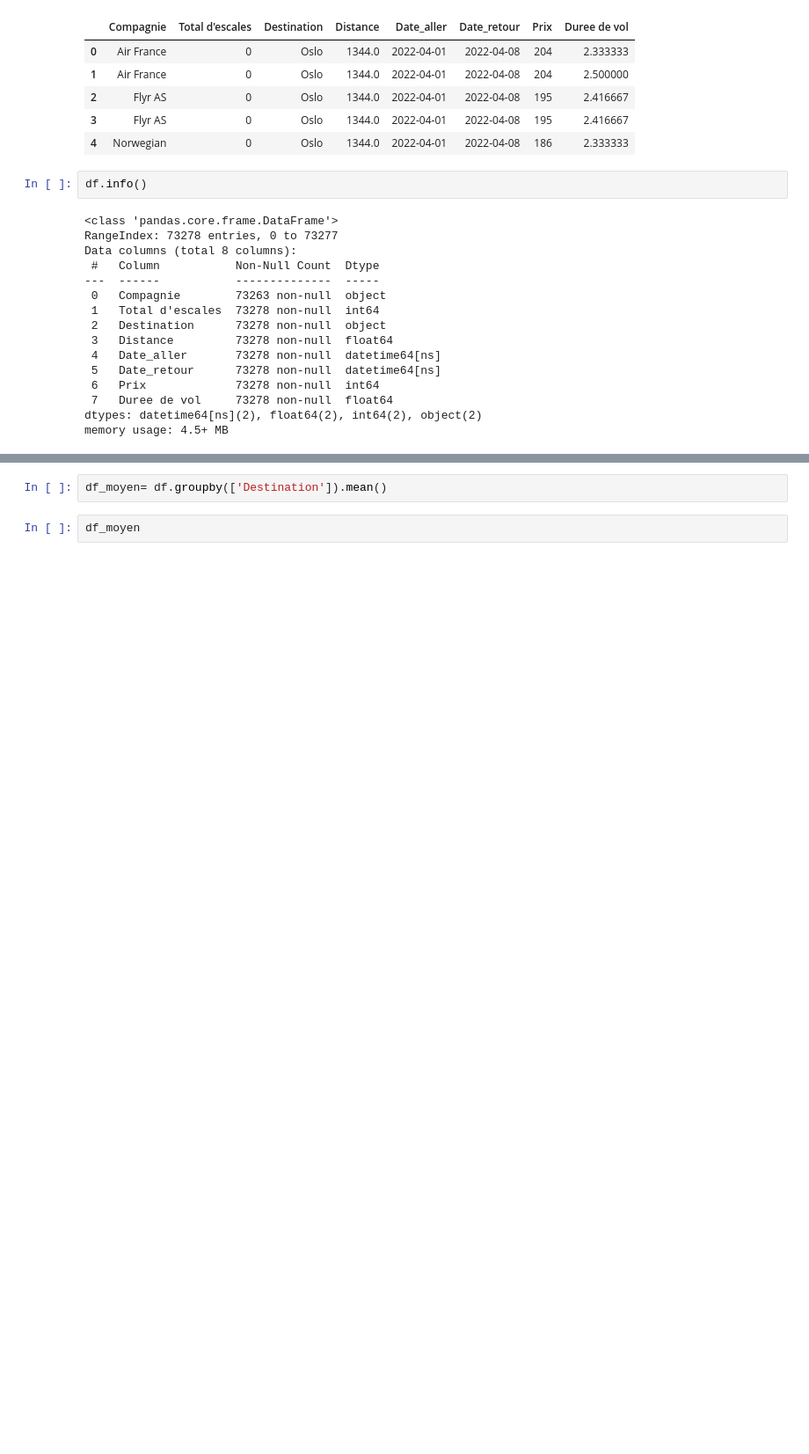
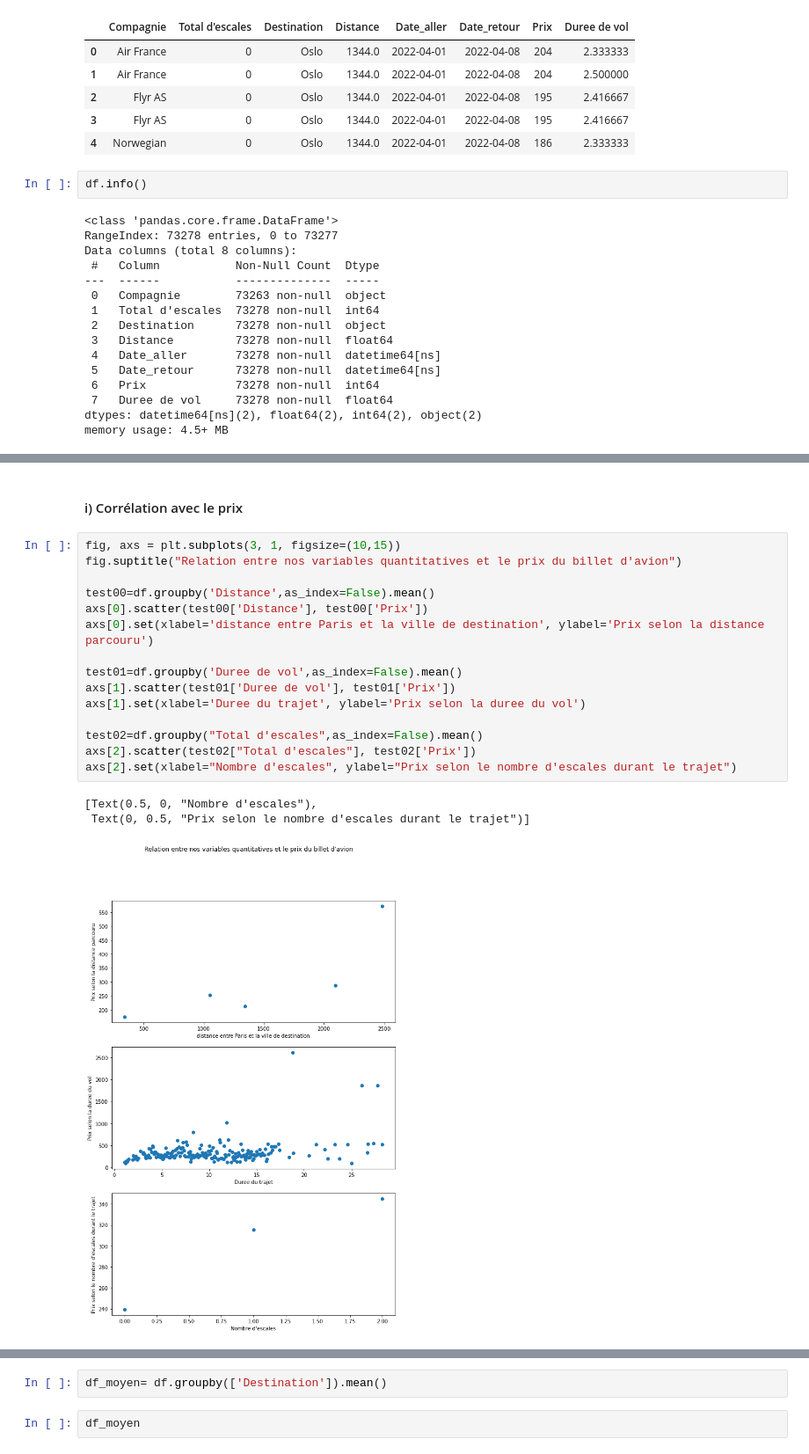
Before and after one commit to josensae/Prediction-des-prix-des-billets-d-avion-en-Europe-depuis-Paris, a Jupyter notebook: 3.DataViz/DataViz.ipynb, the cells around one changed output, grey strips where cells are left out. Shown at 88% size. Drawn from its saved outputs; the diff is of its cells as text; blank space fills up the shorter version.

```diff
--- a/3.DataViz/DataViz.ipynb
+++ b/3.DataViz/DataViz.ipynb
@@ -56,0 +64,21 @@ sns.heatmap(df.corr(), cmap= sns.color_palette("viridis", as_cmap=True), annot =
+# %% [markdown]
+#### i) Corrélation avec le prix
+# %%
+fig, axs = plt.subplots(3, 1, figsize=(10,15))
+fig.suptitle("Relation entre nos variables quantitatives et le prix du billet d'avion")
+
+test00=df.groupby('Distance',as_index=False).mean()
+axs[0].scatter(test00['Distance'], test00['Prix'])
+axs[0].set(xlabel='distance entre Paris et la ville de destination', ylabel='Prix selon la distance parcouru')
+
+test01=df.groupby('Duree de vol',as_index=False).mean()
+axs[1].scatter(test01['Duree de vol'], test01['Prix'])
+axs[1].set(xlabel='Duree du trajet', ylabel='Prix selon la duree du vol')
+
+test02=df.groupby("Total d'escales",as_index=False).mean()
+axs[2].scatter(test02["Total d'escales"], test02['Prix'])
+axs[2].set(xlabel="Nombre d'escales", ylabel="Prix selon le nombre d'escales durant le trajet")
+# %% [output]
+[Text(0.5, 0, "Nombre d'escales"),
+ Text(0, 0.5, "Prix selon le nombre d'escales durant le trajet")]
+[figure, added]
```
Also changed, not shown: parts of 29 cells of this notebook.
